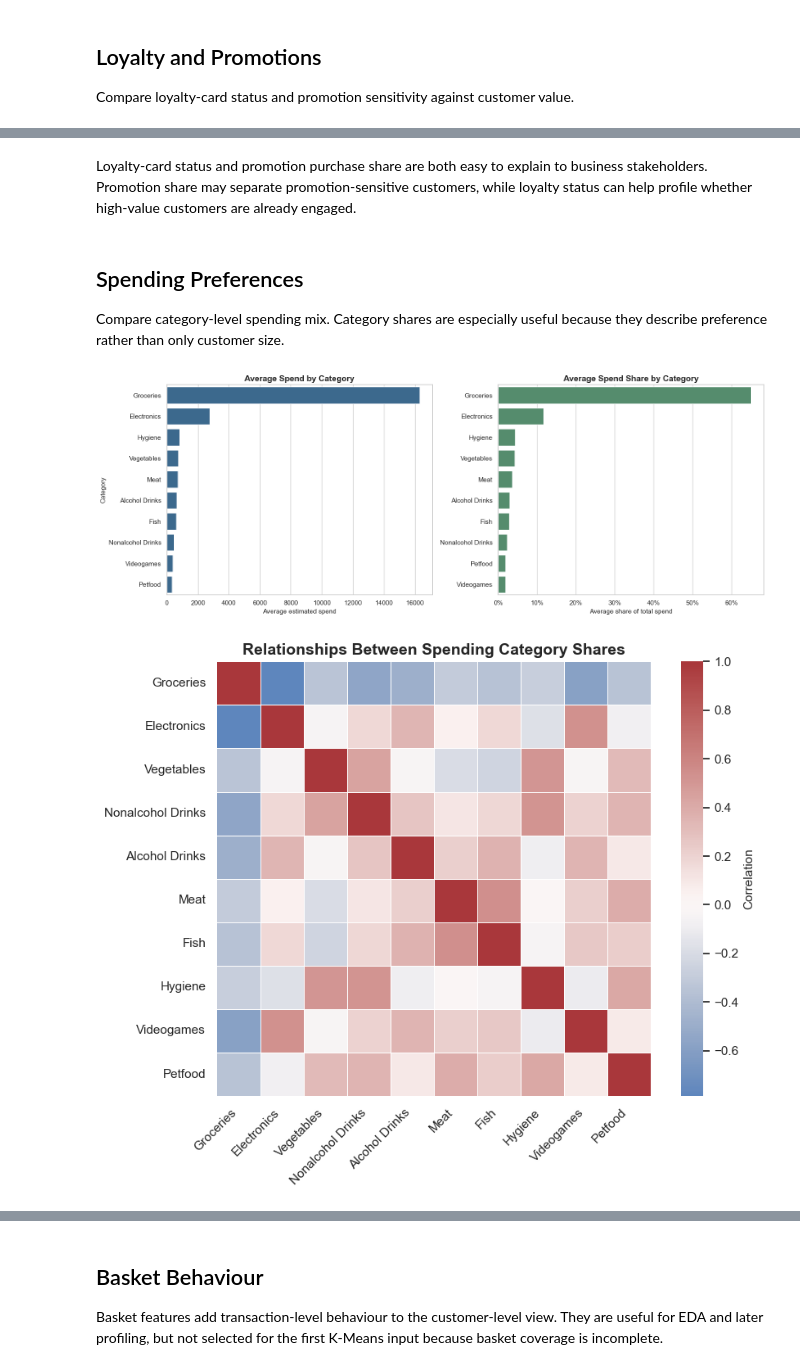
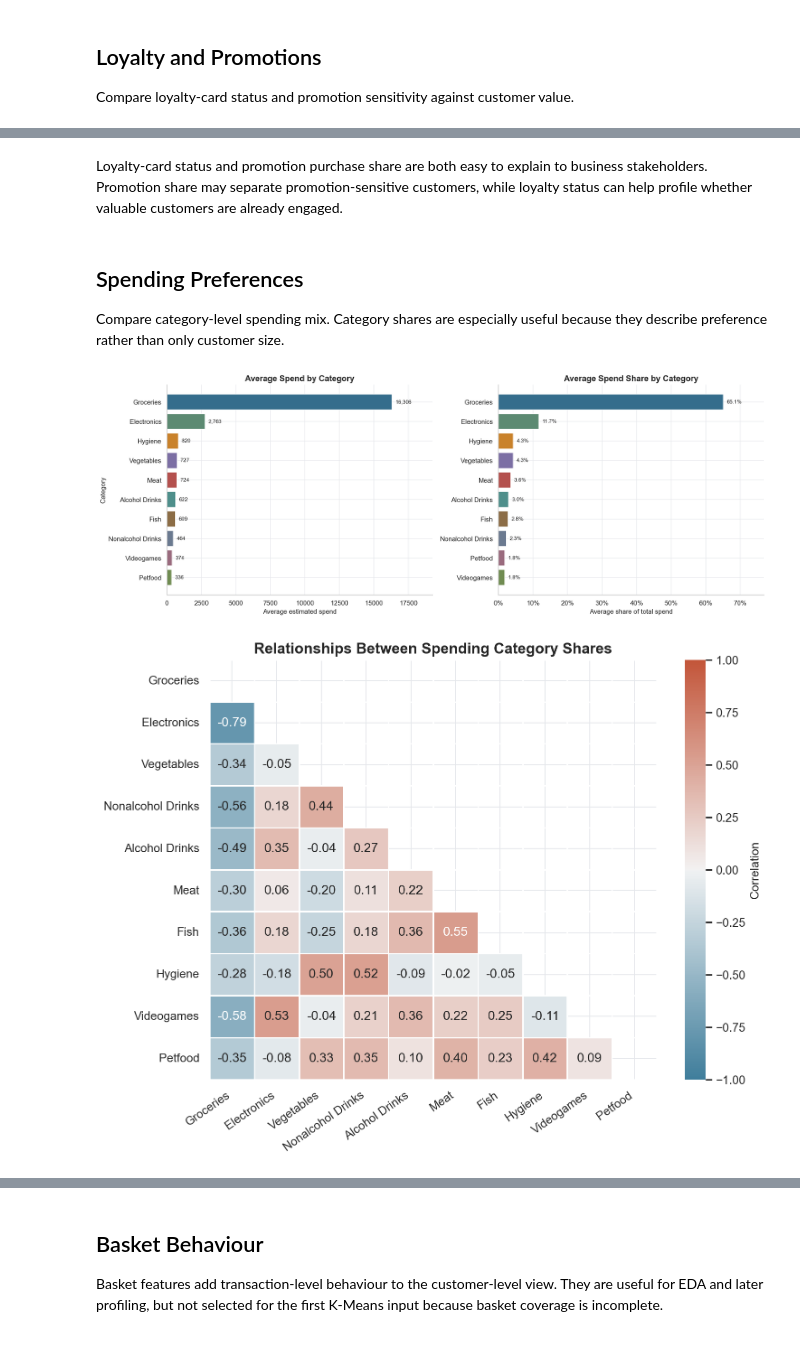
Before and after one commit to pedromariaanf-a11y/Unsupervised-Learning, a Jupyter notebook: notebooks/04_advanced_eda_feature_selection.ipynb, the cells around one changed output, grey strips where cells are left out. Cells and saved outputs as stored; diff of their text form; code cells hidden in the pictures.

```diff
--- a/notebooks/04_advanced_eda_feature_selection.ipynb
+++ b/notebooks/04_advanced_eda_feature_selection.ipynb
@@ -48,0 +61,23 @@ customer_features_model shape: (33038, 40)
+# %%
+customer_features_info = pd.read_csv("../data/processed/customer_features_info.csv")
+selected_model_features = pd.read_csv("../data/processed/selected_model_features.csv")
+customer_basket = pd.read_csv("../data/raw/customer_basket.csv")
+
+basket_features = create_basket_features(customer_basket)
+customer_features = customer_features_info.merge(basket_features, on="customer_id", how="left")
+
+basket_numeric_features = [
+    "basket_count",
+    "avg_basket_size",
+    "max_basket_size",
+    "min_basket_size",
+    "total_items_bought_in_baskets",
+    "distinct_products_in_baskets",
+    "avg_distinct_products_per_basket",
+]
+customer_features[basket_numeric_features] = customer_features[basket_numeric_features].fillna(0)
+customer_features["most_frequent_product"] = customer_features["most_frequent_product"].fillna("No Basket")
+
+print(f"customer_features_info shape: {customer_features_info.shape}")
+print(f"selected_model_features shape: {selected_model_features.shape}")
+print(f"customer_features for EDA shape: {customer_features.shape}")
@@ -199,5 +259,5 @@ plt.show()
 # %% [markdown]
-Loyalty-card status and promotion purchase share are both easy to explain to business stakeholders. Promotion share may separate promotion-sensitive customers, while loyalty status can help profile whether high-value customers are already engaged.
+Loyalty-card status and promotion purchase share are both easy to explain to business stakeholders. Promotion share may separate promotion-sensitive customers, while loyalty status can help profile whether valuable customers are already engaged.
 # %% [markdown]
 ## Spending Preferences
 
@@ -223,39 +283,53 @@ avg_share_by_category = (
 )
 
 fig, axes = plt.subplots(1, 2, figsize=(16, 6))
-sns.barplot(x=avg_spend_by_category.values, y=avg_spend_by_category.index, color=PRIMARY, ax=axes[0])
+
+axes[0].barh(avg_spend_by_category.index, avg_spend_by_category.values, color=CATEGORY_PALETTE)
+axes[0].invert_yaxis()
 axes[0].set_title("Average Spend by Category")
 axes[0].set_xlabel("Average estimated spend")
 axes[0].set_ylabel("Category")
+axes[0].set_xlim(0, avg_spend_by_category.max() * 1.18)
+for index, value in enumerate(avg_spend_by_category.values):
+    axes[0].text(value + avg_spend_by_category.max() * 0.015, index, f"{value:,.0f}", va="center", fontsize=9)
 
-sns.barplot(x=avg_share_by_category.values, y=avg_share_by_category.index, color=SECONDARY, ax=axes[1])
+axes[1].barh(avg_share_by_category.index, avg_share_by_category.values, color=CATEGORY_PALETTE)
+axes[1].invert_yaxis()
 axes[1].set_title("Average Spend Share by Category")
 axes[1].set_xlabel("Average share of total spend")
 axes[1].set_ylabel("")
+axes[1].set_xlim(0, avg_share_by_category.max() * 1.18)
 axes[1].xaxis.set_major_formatter(mtick.PercentFormatter(xmax=1))
+for index, value in enumerate(avg_share_by_category.values):
+    axes[1].text(value + avg_share_by_category.max() * 0.015, index, f"{value:.1%}", va="center", fontsize=9)
 
-save_figure("spending_preferences.png")
+display_figure()
 # %% [output]
-[figure, old version]
+[figure, new version]
 # %%
 fig, ax = plt.subplots(figsize=(9, 7))
 share_corr = customer_features[share_columns].corr()
 share_corr.index = category_labels
 share_corr.columns = category_labels
+mask = np.triu(np.ones_like(share_corr, dtype=bool))
 sns.heatmap(
     share_corr,
-    cmap="vlag",
+    mask=mask,
+    cmap=sns.diverging_palette(230, 20, as_cmap=True),
     center=0,
+    vmin=-1,
+    vmax=1,
+    annot=True,
+    fmt=".2f",
     linewidths=0.5,
-    square=True,
     cbar_kws={"label": "Correlation"},
     ax=ax,
 )
 ax.set_title("Relationships Between Spending Category Shares")
-plt.xticks(rotation=45, ha="right")
+plt.xticks(rotation=35, ha="right")
 plt.yticks(rotation=0)
 
-save_figure("spending_share_relationships.png")
+display_figure()
 # %% [output]
-[figure, old version]
+[figure, new version]
 # %% [markdown]
```
Also changed, not shown: parts of 35 cells of this notebook, 54 other files.
